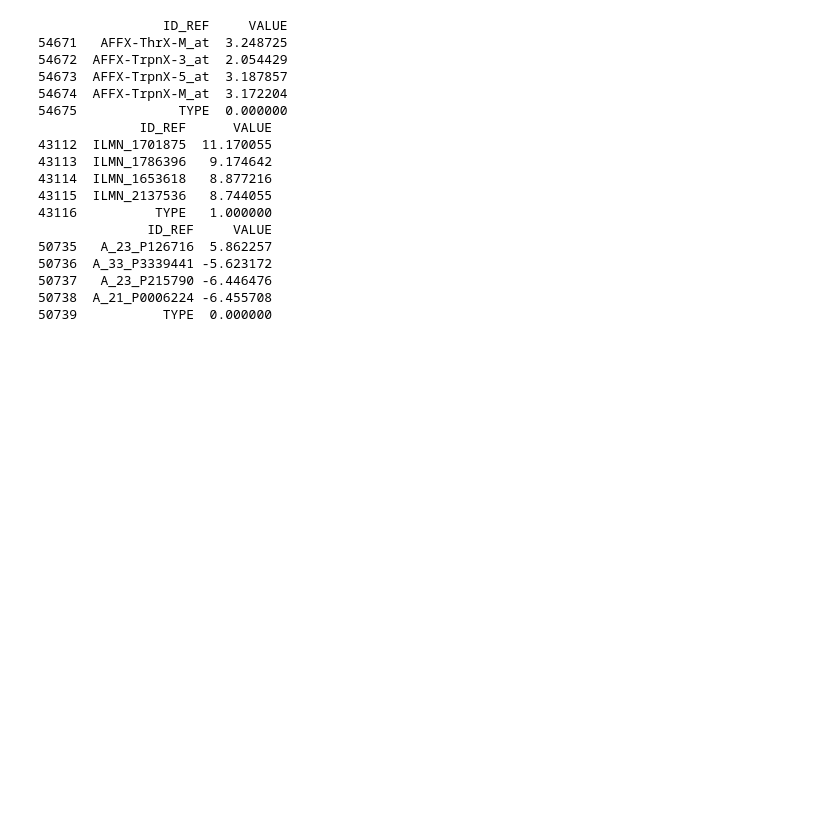
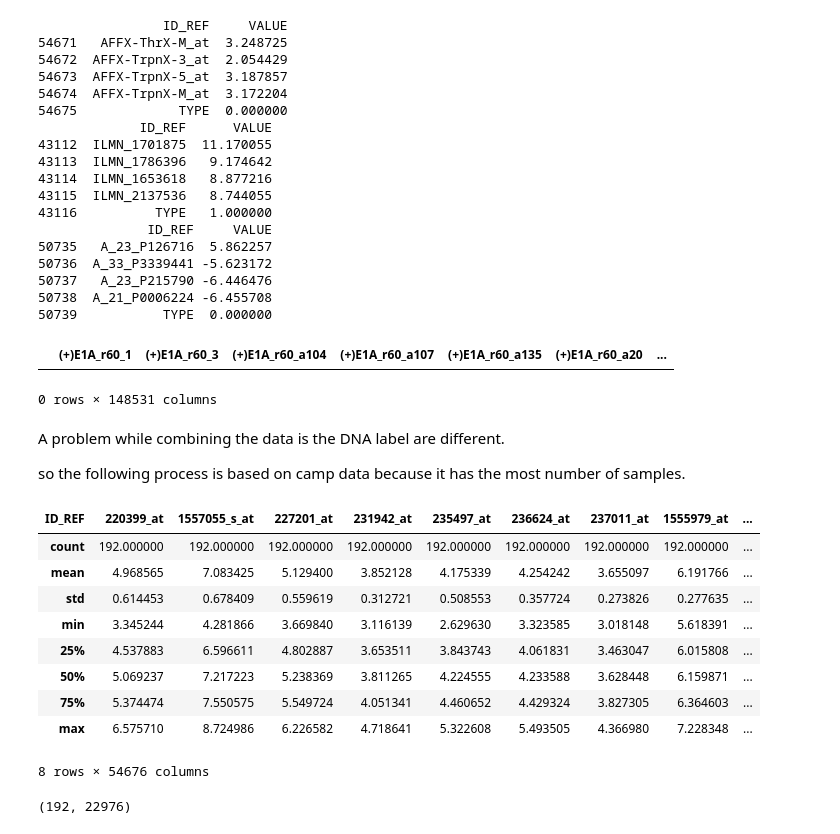
Before and after one commit to BruceHuang2017/gene, a Jupyter notebook: thesis_data.ipynb, the cells around one changed output. Drawn from its saved outputs; the diff is of its cells as text; code cells hidden in the pictures; blank space fills up the shorter version.

```diff
--- a/thesis_data.ipynb
+++ b/thesis_data.ipynb
@@ -334,3 +315,11 @@ print(japan_all_list[0].tail())
 50737   A_23_P215790 -6.446476
 50738  A_21_P0006224 -6.455708
 50739           TYPE  0.000000
+# %%
+cambridge_all_list_reset_index = []
+for i in cambridge_all_list:
+    cambridge_all_list_reset_index.append(i.set_index('ID_REF'))
+camp_all = pd.concat(cambridge_all_list_reset_index, axis=1)
+camp_all.columns = [i for i in range(camp_all.shape[1])]
+camp_all = camp_all.T
+camp_all.to_pickle('camp_all')
@@ -336,0 +342,35 @@ print(japan_all_list[0].tail())
+# %%
+pd.concat([camp_all, libr_all, japan_all]).dropna()
+# %% [output]
+|  | (+)E1A_r60_1 | (+)E1A_r60_3 | (+)E1A_r60_a104 | (+)E1A_r60_a107 | (+)E1A_r60_a135 | (+)E1A_r60_a20 | ... |
+0 rows × 148531 columns
+# %% [markdown]
+A problem while combining the data is the DNA label are different.
+
+so the following process is based on camp data because it has the most number of samples.
+# %%
+camp_all_describe = camp_all.describe()
+camp_all_describe.to_pickle('camp_all_describe_table')
+camp_all_describe = pd.read_pickle('camp_all_describe_table')
+camp_all_describe
+# %% [output]
+| ID_REF | 220399_at | 1557055_s_at | 227201_at | 231942_at | 235497_at | 236624_at | 237011_at | 1555979_at | ... |
+| count | 192.000000 | 192.000000 | 192.000000 | 192.000000 | 192.000000 | 192.000000 | 192.000000 | 192.000000 | ... |
+| mean | 4.968565 | 7.083425 | 5.129400 | 3.852128 | 4.175339 | 4.254242 | 3.655097 | 6.191766 | ... |
+| std | 0.614453 | 0.678409 | 0.559619 | 0.312721 | 0.508553 | 0.357724 | 0.273826 | 0.277635 | ... |
+| min | 3.345244 | 4.281866 | 3.669840 | 3.116139 | 2.629630 | 3.323585 | 3.018148 | 5.618391 | ... |
+| 25% | 4.537883 | 6.596611 | 4.802887 | 3.653511 | 3.843743 | 4.061831 | 3.463047 | 6.015808 | ... |
+| 50% | 5.069237 | 7.217223 | 5.238369 | 3.811265 | 4.224555 | 4.233588 | 3.628448 | 6.159871 | ... |
+| 75% | 5.374474 | 7.550575 | 5.549724 | 4.051341 | 4.460652 | 4.429324 | 3.827305 | 6.364603 | ... |
+| max | 6.575710 | 8.724986 | 6.226582 | 4.718641 | 5.322608 | 5.493505 | 4.366980 | 7.228348 | ... |
+8 rows × 54676 columns
+# %%
+X = camp_all.iloc[:,:-1]
+y = camp_all.iloc[:,-1]
+from sklearn.feature_selection import VarianceThreshold
+sel = VarianceThreshold(threshold=(.8 * (1 - .8)))
+X_filter = sel.fit_transform(X)
+X_filter_df = pd.DataFrame(X_filter)
+X_filter_df.shape
+# %% [output]
+(192, 22976)
```
Also changed, not shown: parts of 16 cells of this notebook.
